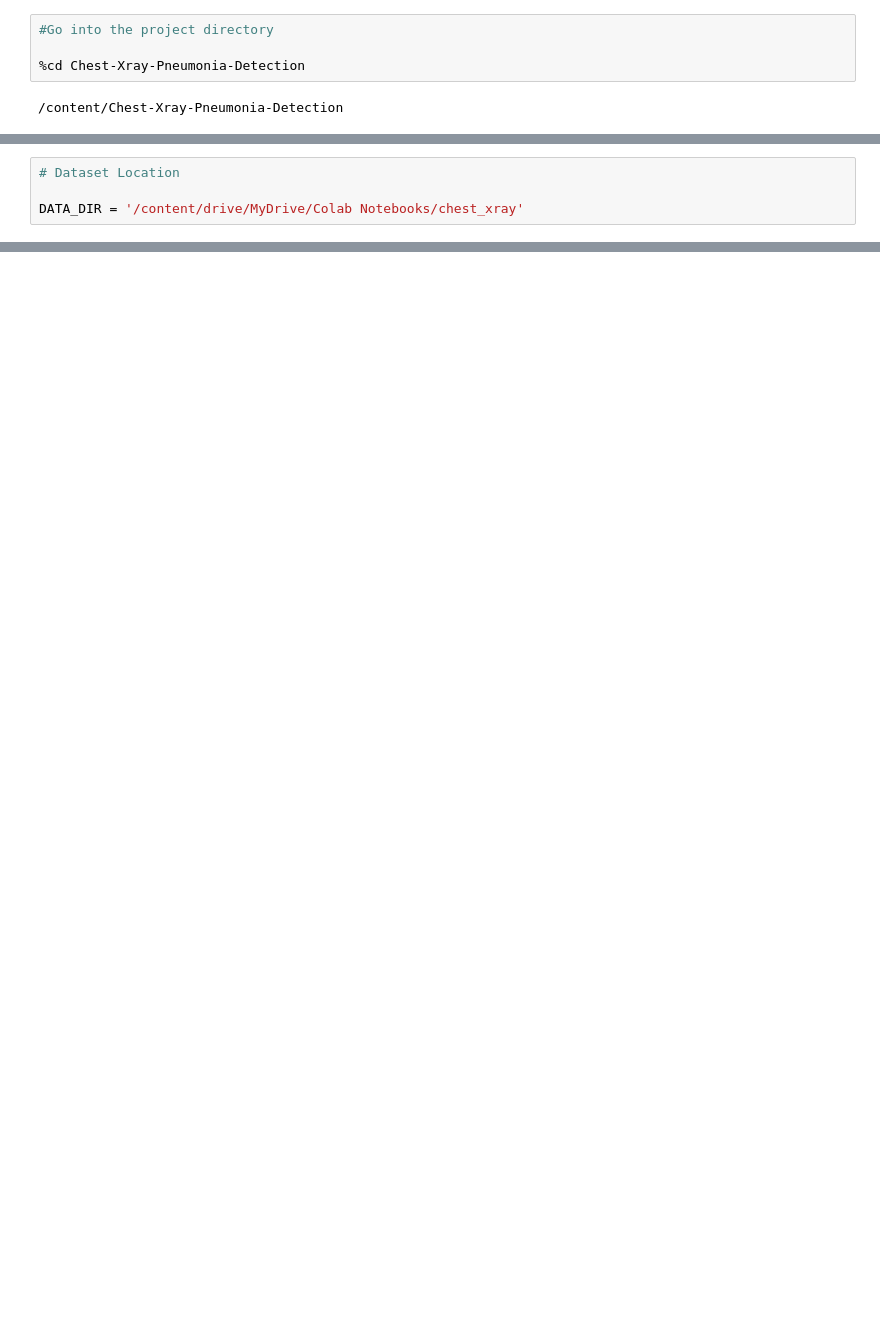
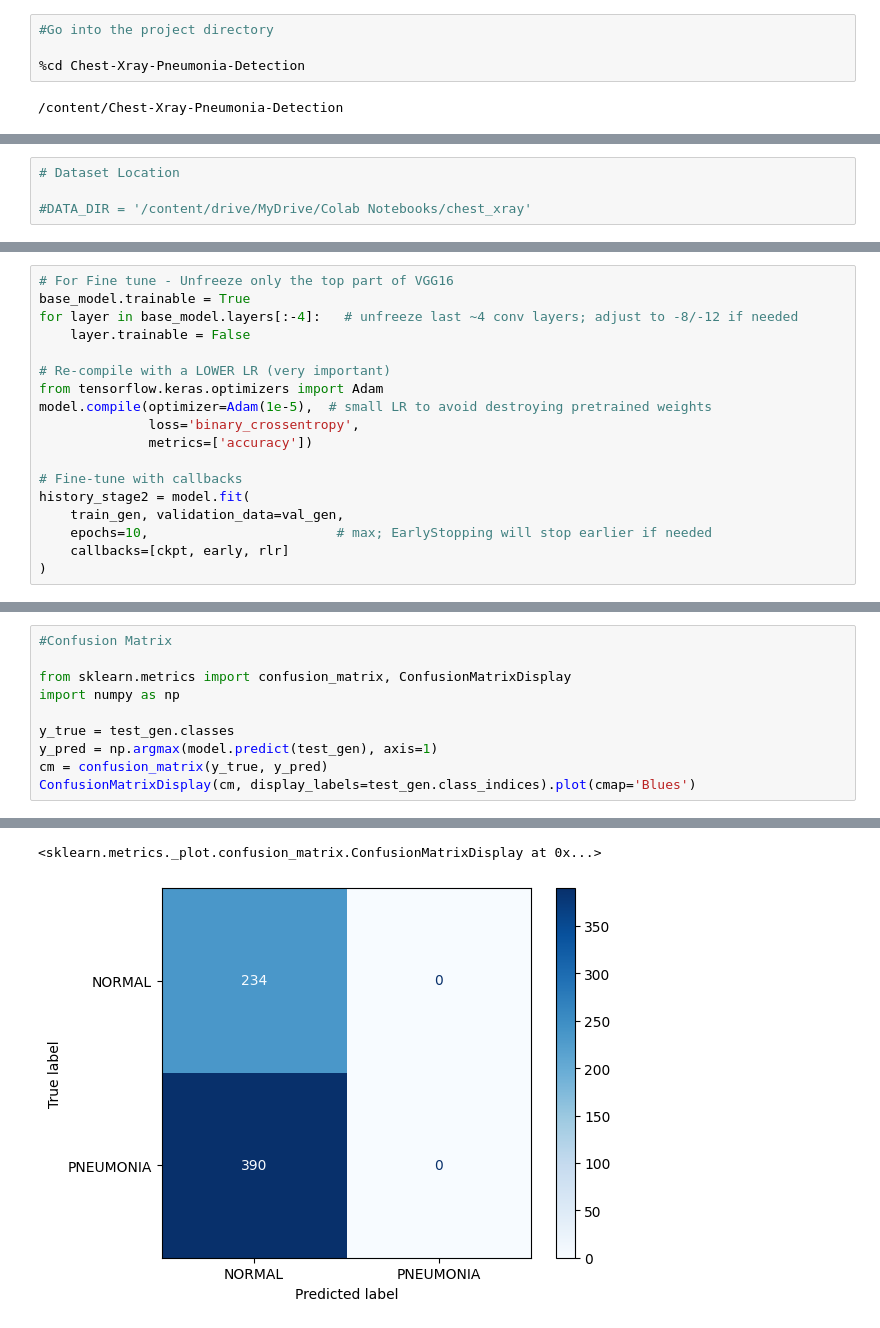
Before and after one commit to MovinduSenura/Chest-Xray-Pneumonia-Detection, a Jupyter notebook: notebooks/VGG16.ipynb, the cells around one changed output, grey strips where cells are left out. Cells and saved outputs as stored; diff of their text form; blank space fills up the shorter version.

```diff
--- a/notebooks/VGG16.ipynb
+++ b/notebooks/VGG16.ipynb
@@ -33,7 +79,7 @@ Drive already mounted at /content/drive; to attempt to forcibly remount, call dr
 # %%
 # Dataset Location
 
-DATA_DIR = '/content/drive/MyDrive/Colab Notebooks/chest_xray'
+#DATA_DIR = '/content/drive/MyDrive/Colab Notebooks/chest_xray'
 # %%
 # Create TRAIN/VAL/TEST Generators
 
@@ -148,0 +223,18 @@ print(f"🟥 Validation Loss: {val_loss:.4f}")
+# %%
+# For Fine tune - Unfreeze only the top part of VGG16
+base_model.trainable = True
+for layer in base_model.layers[:-4]:   # unfreeze last ~4 conv layers; adjust to -8/-12 if needed
+    layer.trainable = False
+
+# Re-compile with a LOWER LR (very important)
+from tensorflow.keras.optimizers import Adam
+model.compile(optimizer=Adam(1e-5),  # small LR to avoid destroying pretrained weights
+              loss='binary_crossentropy',
+              metrics=['accuracy'])
+
+# Fine-tune with callbacks
+history_stage2 = model.fit(
+    train_gen, validation_data=val_gen,
+    epochs=10,                        # max; EarlyStopping will stop earlier if needed
+    callbacks=[ckpt, early, rlr]
+)
@@ -164,0 +306,11 @@ plt.show()
+# %%
+#Confusion Matrix
+
+from sklearn.metrics import confusion_matrix, ConfusionMatrixDisplay
+import numpy as np
+
+y_true = test_gen.classes
+y_pred = np.argmax(model.predict(test_gen), axis=1)
+cm = confusion_matrix(y_true, y_pred)
+ConfusionMatrixDisplay(cm, display_labels=test_gen.class_indices).plot(cmap='Blues')
+# %% [output]
@@ -164,0 +318,2 @@ plt.show()
+<sklearn.metrics._plot.confusion_matrix.ConfusionMatrixDisplay at 0x...>
+[figure, added]
```
Also changed, not shown: parts of 25 cells of this notebook.
